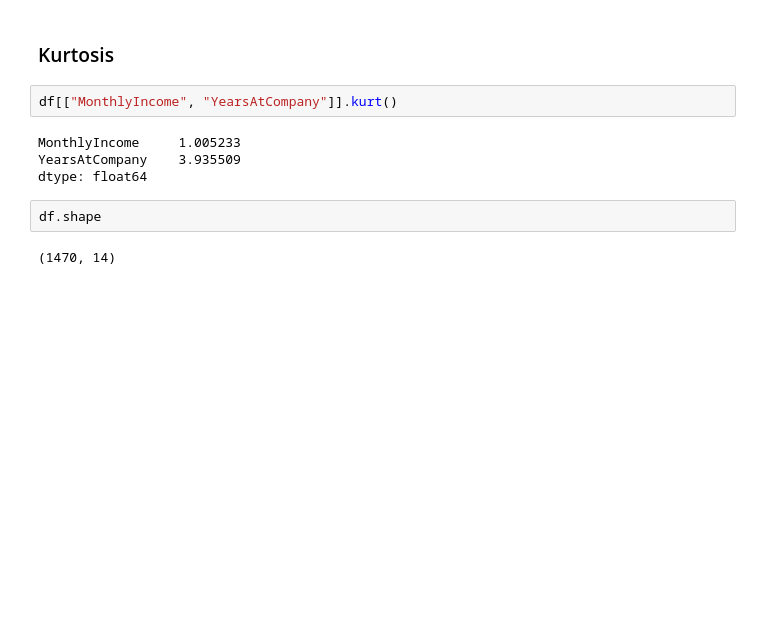
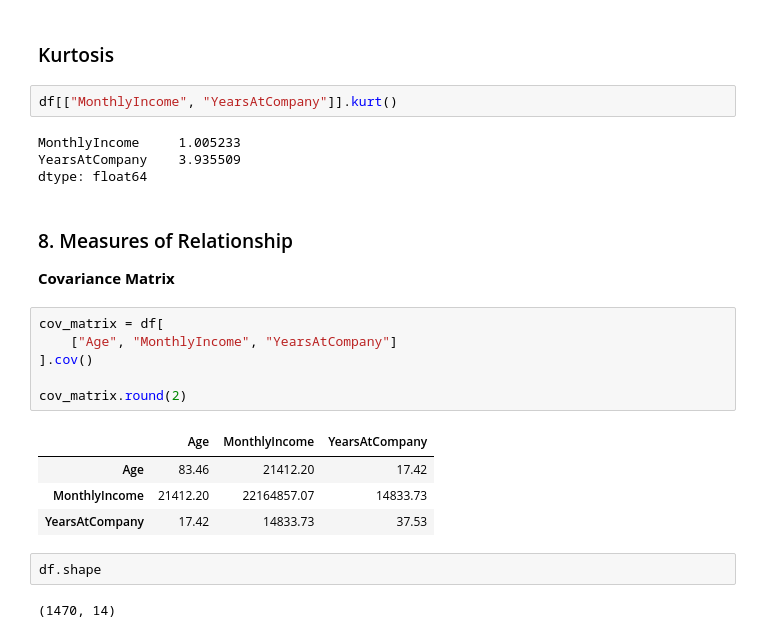
Before and after one commit to suparnachowdhury/data-science-with-python, a Jupyter notebook: 01_descriptive_statistics.ipynb, the cells around one changed output. Drawn from its saved outputs; the diff is of its cells as text; blank space fills up the shorter version.

```diff
--- a/01_descriptive_statistics.ipynb
+++ b/01_descriptive_statistics.ipynb
@@ -221,6 +221,20 @@ df[["MonthlyIncome", "YearsAtCompany"]].kurt()
 MonthlyIncome     1.005233
 YearsAtCompany    3.935509
 dtype: float64
+# %% [markdown]
+### 8. Measures of Relationship
+**Covariance Matrix**
+# %%
+cov_matrix = df[
+    ["Age", "MonthlyIncome", "YearsAtCompany"]
+].cov()
+
+cov_matrix.round(2)
+# %% [output]
+|  | Age | MonthlyIncome | YearsAtCompany |
+| Age | 83.46 | 21412.20 | 17.42 |
+| MonthlyIncome | 21412.20 | 22164857.07 | 14833.73 |
+| YearsAtCompany | 17.42 | 14833.73 | 37.53 |
 # %%
 df.shape
 # %% [output]
```
